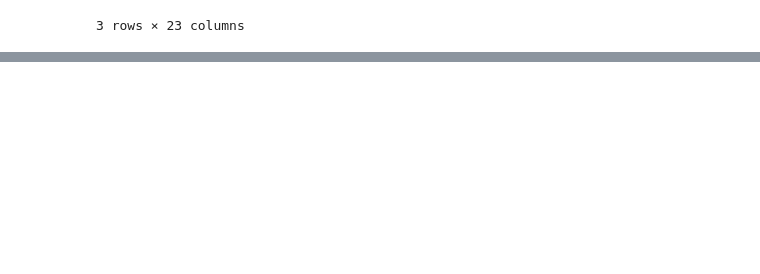
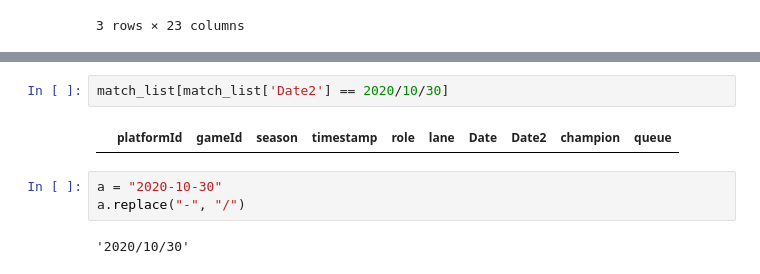
Before and after one commit to Dav3whit3/ih_datamadpt_project_final, a Jupyter notebook: notebooks/API_data_extraction1.ipynb, the cells around one changed output, grey strips where cells are left out. Drawn from its saved outputs; the diff is of its cells as text; blank space fills up the shorter version.

```diff
--- a/notebooks/API_data_extraction1.ipynb
+++ b/notebooks/API_data_extraction1.ipynb
@@ -634,0 +470,9 @@ pd.DataFrame(b)
+# %%
+match_list[match_list['Date2'] == 2020/10/30]
+# %% [output]
+|  | platformId | gameId | season | timestamp | role | lane | Date | Date2 | champion | queue |
+# %%
+a = "2020-10-30"
+a.replace("-", "/")
+# %% [output]
+'2020/10/30'
```
Also changed, not shown: parts of 15 cells of this notebook, 3 other files.
